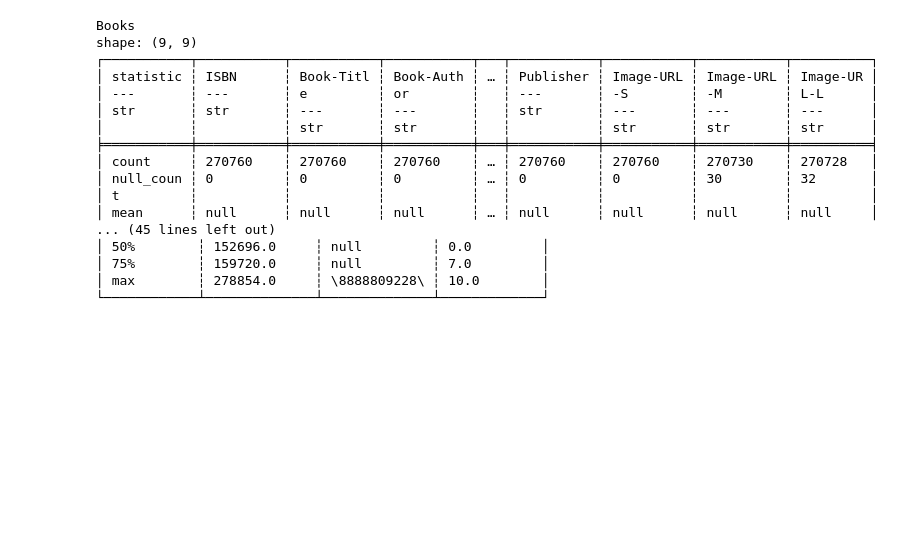
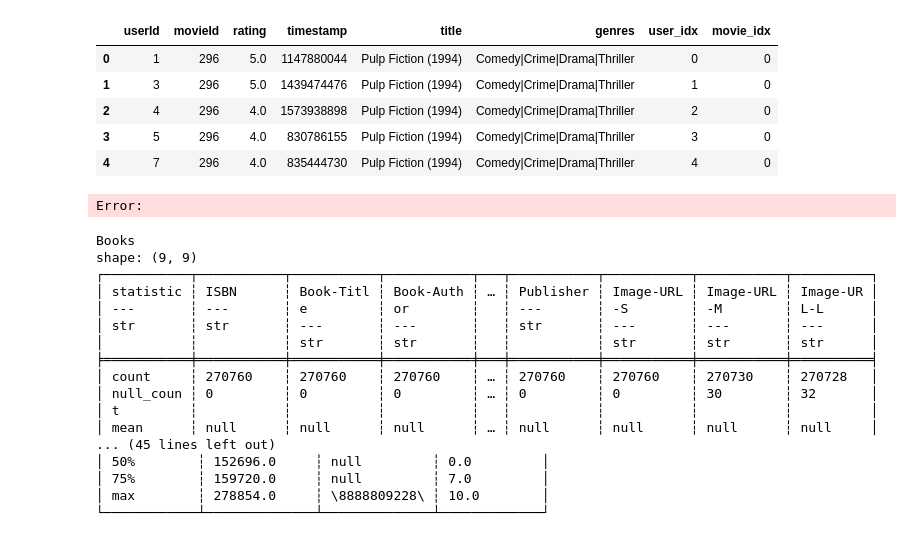
Before and after one commit to YuriPaglierani/Movie-Recommender-System-with-GNNs, a Jupyter notebook: notebook.ipynb, the cells around one changed output. Saved outputs shown, nothing was run; the diff lists cells and outputs as text; code cells hidden in the pictures; blank space fills up the shorter version.

Commit message:
Updated the data_handling.py

```diff
--- a/notebook.ipynb
+++ b/notebook.ipynb
@@ -1,3 +159,17 @@
+# %%
+# instantiate the data handler
+data_handler = MovieLensDataHandler(os.path.join(DATA_DIR, "ratings.csv"), os.path.join(DATA_DIR, "movies.csv"))
+data_handler.preprocess()
+# %%
+data_handler.data.head()
+# %% [output]
+|  | userId | movieId | rating | timestamp | title | genres | user_idx | movie_idx |
+| 0 | 1 | 296 | 5.0 | 1147880044 | Pulp Fiction (1994) | Comedy|Crime|Drama|Thriller | 0 | 0 |
+| 1 | 3 | 296 | 5.0 | 1439474476 | Pulp Fiction (1994) | Comedy|Crime|Drama|Thriller | 1 | 0 |
+| 2 | 4 | 296 | 4.0 | 1573938898 | Pulp Fiction (1994) | Comedy|Crime|Drama|Thriller | 2 | 0 |
+| 3 | 5 | 296 | 4.0 | 830786155 | Pulp Fiction (1994) | Comedy|Crime|Drama|Thriller | 3 | 0 |
+| 4 | 7 | 296 | 4.0 | 835444730 | Pulp Fiction (1994) | Comedy|Crime|Drama|Thriller | 4 | 0 |
+Error:
 # %%
 import torch
 import requests
```
Also changed, not shown: parts of 1 cell of this notebook, 4 other files.
